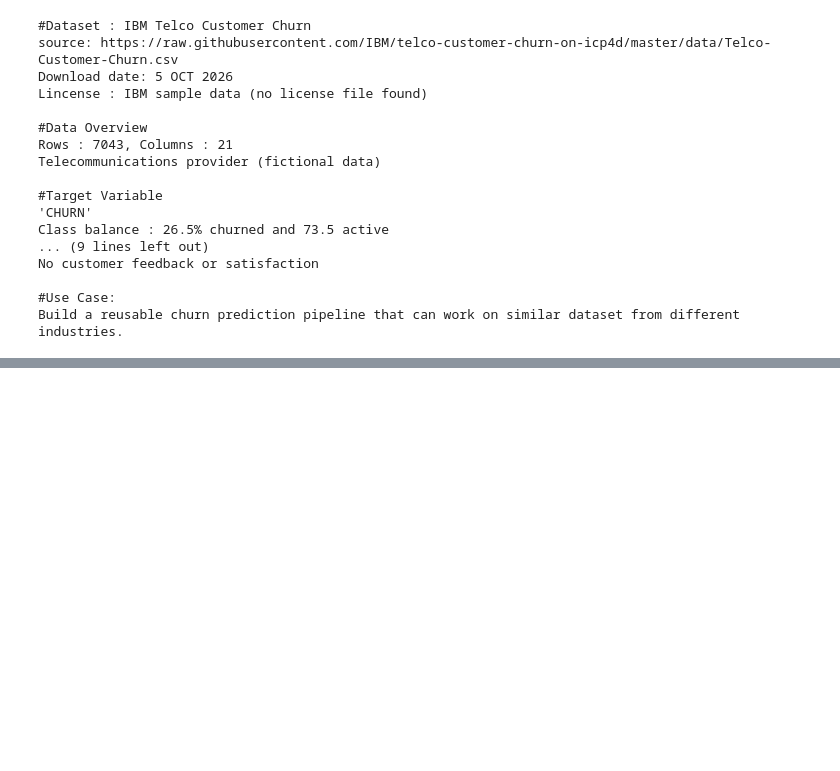
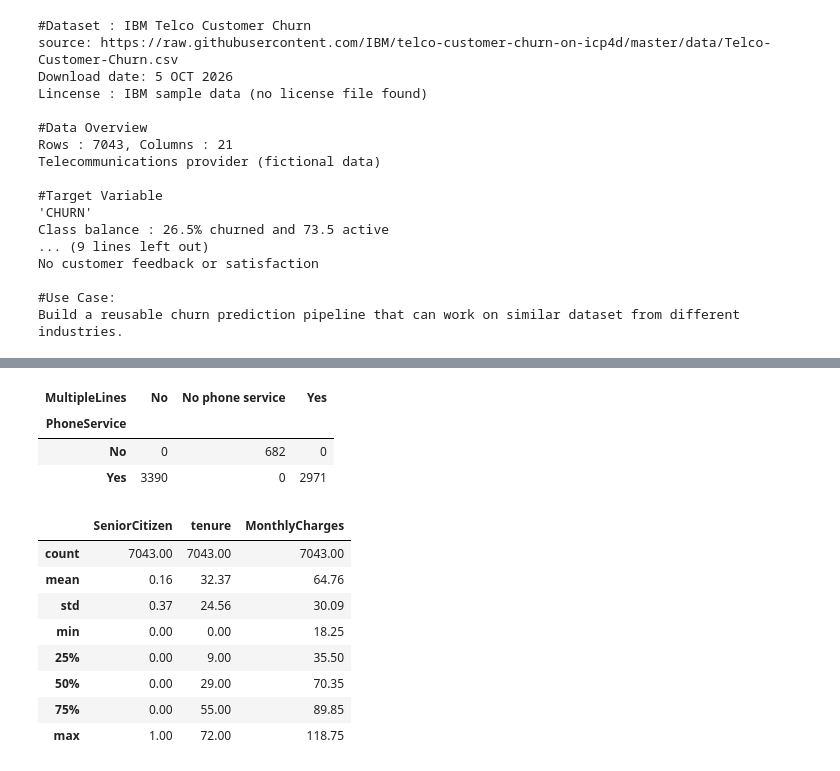
Before and after one commit to itskumarmukesh/Churn_model, a Jupyter notebook: 01_data_understanding.ipynb, the cells around one changed output, grey strips where cells are left out. Saved outputs shown, nothing was run; the diff lists cells and outputs as text; code cells hidden in the pictures; blank space fills up the shorter version.

```diff
--- a/01_data_understanding.ipynb
+++ b/01_data_understanding.ipynb
@@ -403,0 +609,19 @@ Build a reusable churn prediction pipeline that can work on similar dataset from
+# %%
+pd.crosstab(df["PhoneService"], df["MultipleLines"])
+# %% [output]
+| MultipleLines | No | No phone service | Yes |
+| PhoneService |  |  |  |
+| No | 0 | 682 | 0 |
+| Yes | 3390 | 0 | 2971 |
+# %%
+df[["SeniorCitizen", "tenure", "MonthlyCharges"]].describe().round(2)
+# %% [output]
+|  | SeniorCitizen | tenure | MonthlyCharges |
+| count | 7043.00 | 7043.00 | 7043.00 |
+| mean | 0.16 | 32.37 | 64.76 |
+| std | 0.37 | 24.56 | 30.09 |
+| min | 0.00 | 0.00 | 18.25 |
+| 25% | 0.00 | 9.00 | 35.50 |
+| 50% | 0.00 | 29.00 | 70.35 |
+| 75% | 0.00 | 55.00 | 89.85 |
+| max | 1.00 | 72.00 | 118.75 |
```
Also changed, not shown: parts of 44 cells of this notebook, 3 other files.
